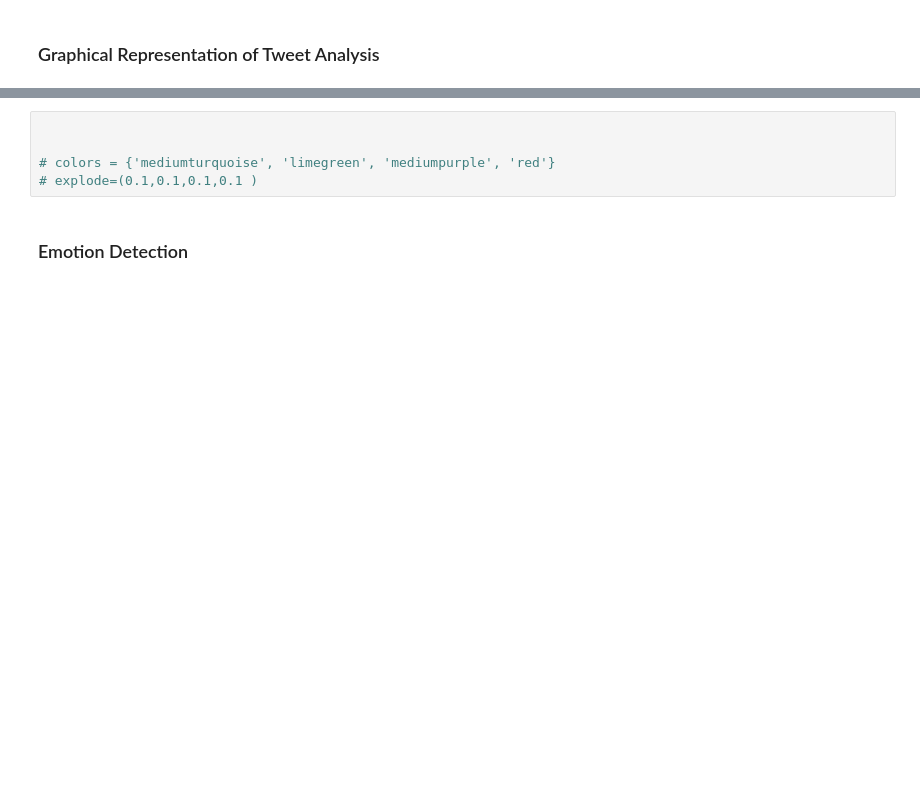
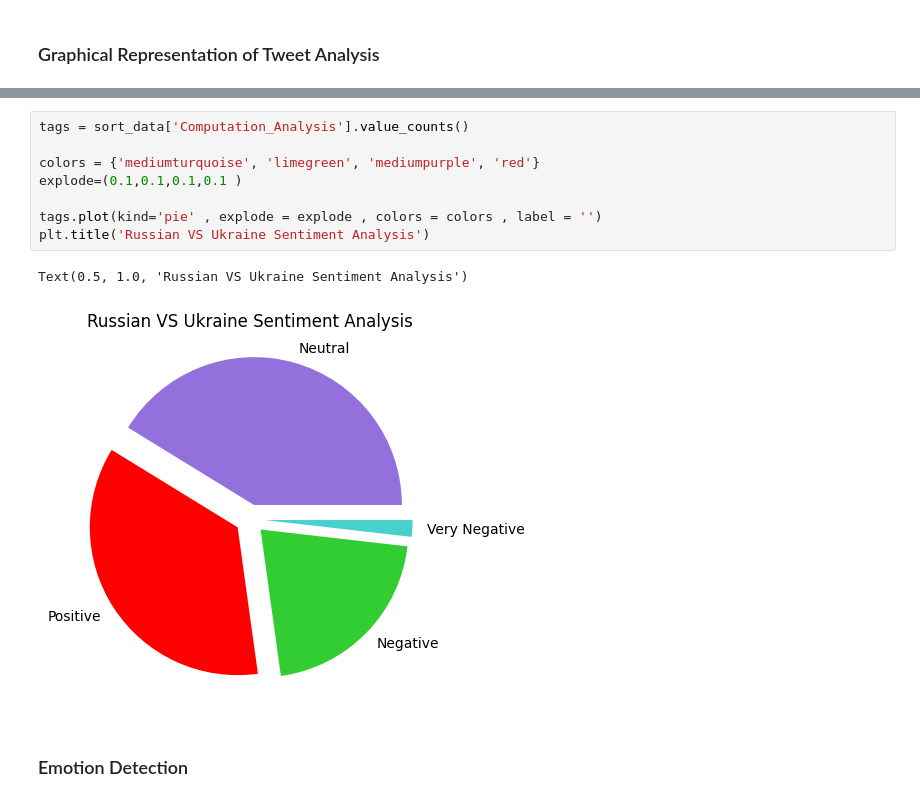
Before and after one commit to celestinesheum/MY-DAC-Curriculum, a Jupyter notebook: DAC-008_Intro_To_NLP/DAC-008_Sentiment_Analysis_1_Student.ipynb, the cells around one changed output, grey strips where cells are left out. Saved outputs shown, nothing was run; the diff lists cells and outputs as text; blank space fills up the shorter version.

```diff
--- a/DAC-008_Intro_To_NLP/DAC-008_Sentiment_Analysis_1_Student.ipynb
+++ b/DAC-008_Intro_To_NLP/DAC-008_Sentiment_Analysis_1_Student.ipynb
@@ -507,8 +561,14 @@ fig.show()
 # %%
+tags = sort_data['Computation_Analysis'].value_counts()
 
+colors = {'mediumturquoise', 'limegreen', 'mediumpurple', 'red'}
+explode=(0.1,0.1,0.1,0.1 )
 
-# colors = {'mediumturquoise', 'limegreen', 'mediumpurple', 'red'}
-# explode=(0.1,0.1,0.1,0.1 )
+tags.plot(kind='pie' , explode = explode , colors = colors , label = '')
+plt.title('Russian VS Ukraine Sentiment Analysis')
+# %% [output]
+Text(0.5, 1.0, 'Russian VS Ukraine Sentiment Analysis')
+[figure, added]
 # %% [markdown]
 ### Emotion Detection
 # %%
```
Also changed, not shown: parts of 16 cells of this notebook.
